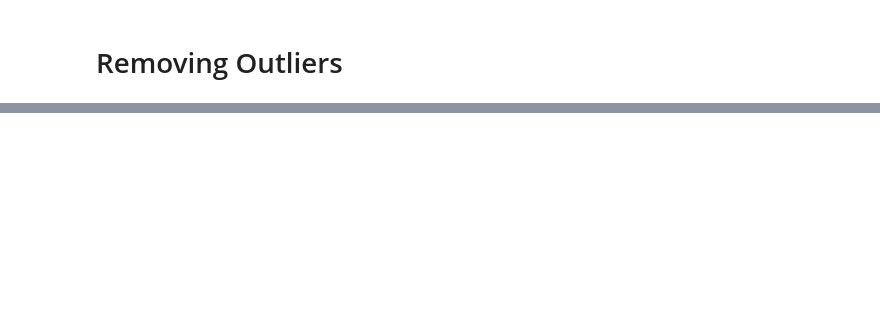
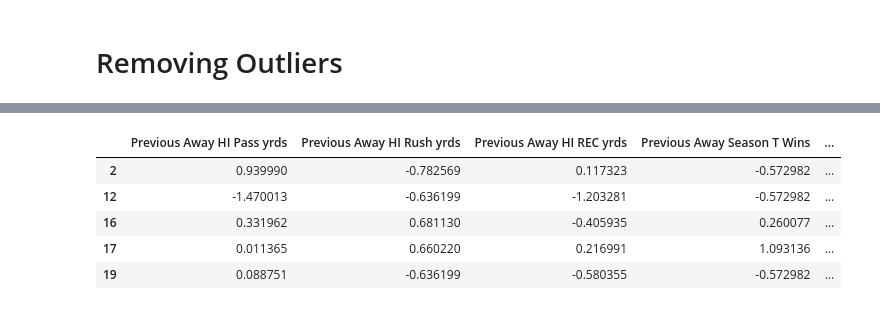
Before and after one commit to MarkClampitt/Springboard, a Jupyter notebook: Capstone2/Cap2-Pre_Processing.ipynb, the cells around one changed output, grey strips where cells are left out. Cells and saved outputs as stored; diff of their text form; code cells hidden in the pictures; blank space fills up the shorter version.

```diff
--- a/Capstone2/Cap2-Pre_Processing.ipynb
+++ b/Capstone2/Cap2-Pre_Processing.ipynb
@@ -63,7 +85,8 @@ A_dummy_cols
  'A_Texas A&M',
  'A_Vanderbilt']
 # %%
-A_dummy_cols = ['A_Arkansas',
+df1=df[['Date',
+          'A_Arkansas',
  'A_Auburn',
  'A_Florida',
  'A_Georgia',
@@ -75,4 +98,33 @@ A_dummy_cols = ['A_Arkansas',
  'A_South Carolina',
  'A_Tennessee',
  'A_Texas A&M',
- 'A_Vanderbilt']
+ 'A_Vanderbilt',
+ 'H_Arkansas',
+ 'H_Auburn',
+ 'H_Florida',
+ 'H_Georgia',
+ 'H_Kentucky',
+ 'H_LSU',
+ 'H_Mississippi State',
+ 'H_Missouri',
+ 'H_Ole Miss',
+ 'H_South Carolina',
+ 'H_Tennessee',
+ 'H_Texas A&M',
+ 'H_Vanderbilt',
+ 'Y_2006',
+ 'Y_2007',
+ 'Y_2008',
+ 'Y_2009',
+ 'Y_2010',
+ 'Y_2011',
+ 'Y_2012',
+ 'Y_2013',
+ 'Y_2014',
+ 'Y_2015',
+ 'Y_2016',
+ 'Y_2017',
+ 'Y_2018',
+ 'Y_2019',
+ 'Y_2020',
+ 'Y_2021']]
@@ -237,2 +418,11 @@ pd.set_option('Max_rows',None)
+# %%
+scaled_df = scaled_df.join(df1)
 # %%
-scaled_df
+scaled_df.head()
+# %% [output]
+|  | Previous Away HI Pass yrds | Previous Away HI Rush yrds | Previous Away HI REC yrds | Previous Away Season T Wins | ... |
+| 2 | 0.939990 | -0.782569 | 0.117323 | -0.572982 | ... |
+| 12 | -1.470013 | -0.636199 | -1.203281 | -0.572982 | ... |
+| 16 | 0.331962 | 0.681130 | -0.405935 | 0.260077 | ... |
+| 17 | 0.011365 | 0.660220 | 0.216991 | 1.093136 | ... |
+| 19 | 0.088751 | -0.636199 | -0.580355 | -0.572982 | ... |
```
Also changed, not shown: parts of 20 cells of this notebook.
